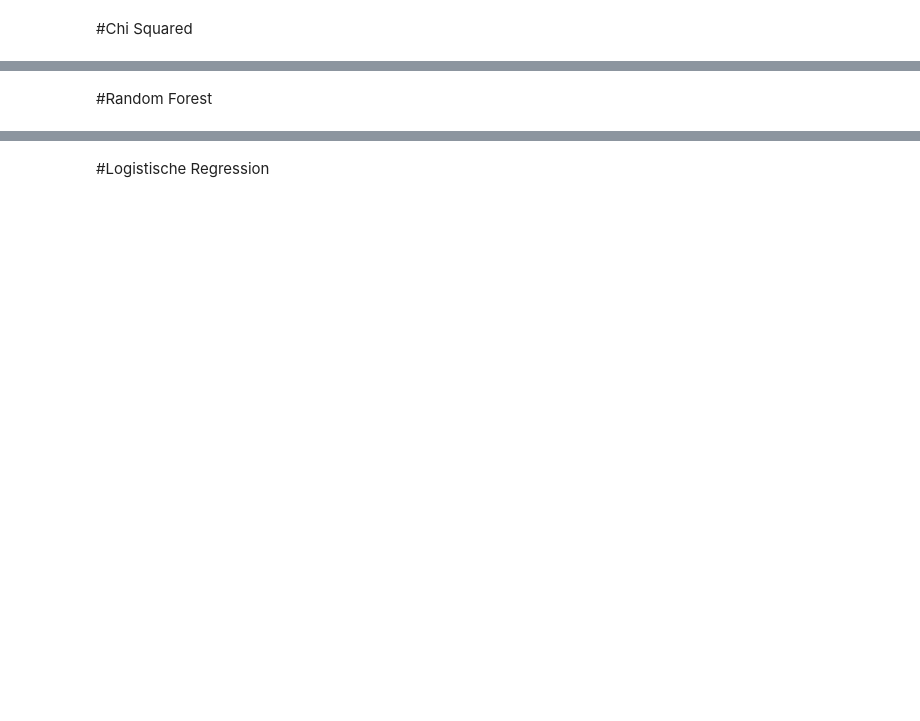
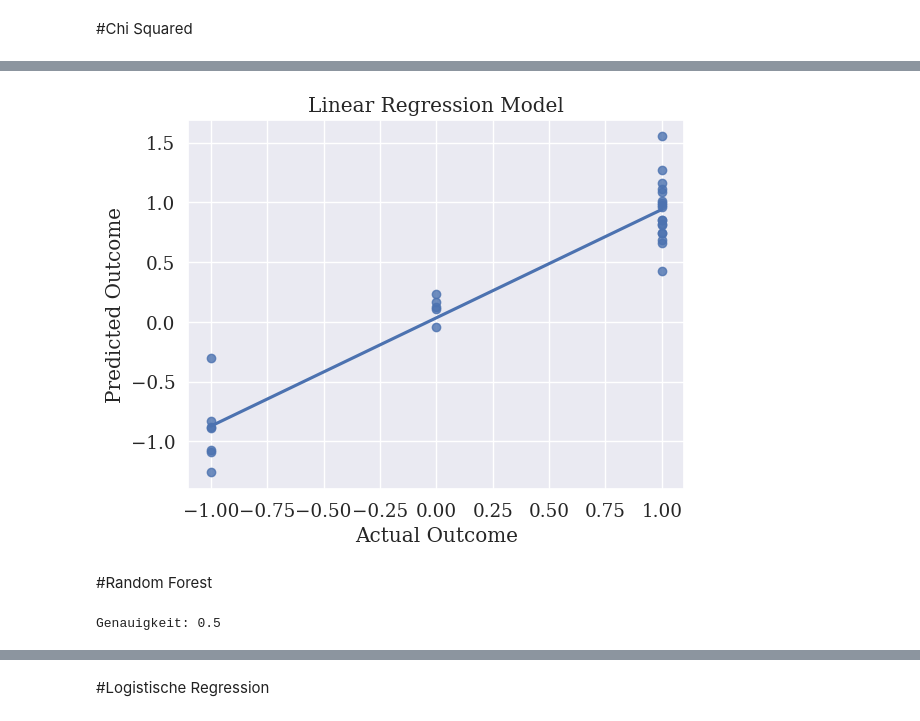
Before and after one commit to juengeja/MachineLearning, a Jupyter notebook: overall.ipynb, the cells around one changed output, grey strips where cells are left out. Cells and saved outputs as stored; diff of their text form; code cells hidden in the pictures; blank space fills up the shorter version.

```diff
--- a/overall.ipynb
+++ b/overall.ipynb
@@ -506,11 +821,31 @@ print(selected_features)
+# %%
+import seaborn as sns
+import matplotlib.pyplot as plt
+
+# Fit the linear regression model
+model.fit(features[selected_features], target)
+
+# Make predictions
+y_pred = model.predict(features[selected_features])
+
+# Create a regression plot
+sns.regplot(x=target, y=y_pred, ci=None)
+
+# Set the axis labels and title
+plt.xlabel('Actual Outcome')
+plt.ylabel('Predicted Outcome')
+plt.title('Linear Regression Model')
+
+# Show the plot
+plt.show()
+# %% [output]
+[figure, added]
 # %% [markdown]
 #Random Forest
 # %%
 # Entfernen von Zeilen, die NaN-Werte in der Zielvariablen enthalten
 from sklearn.impute import SimpleImputer
 
-
-df_dropped = df.dropna(subset=['label_outcome'])
 
 # Trennung von Features und Zielvariablen
 features = df_dropped.drop('label_outcome', axis=1)
@@ -536,6 +871,8 @@ target_pred = rf.predict(features_test)
 # Berechnung der Genauigkeit
 accuracy = accuracy_score(target_test, target_pred)
 print(f"Genauigkeit: {accuracy}")
+# %% [output]
+Genauigkeit: 0.5
 # %%
 # Trennung von Features und Zielvariablen
 features = df_dropped.drop('label_outcome', axis=1)
```
Also changed, not shown: parts of 25 cells of this notebook.
